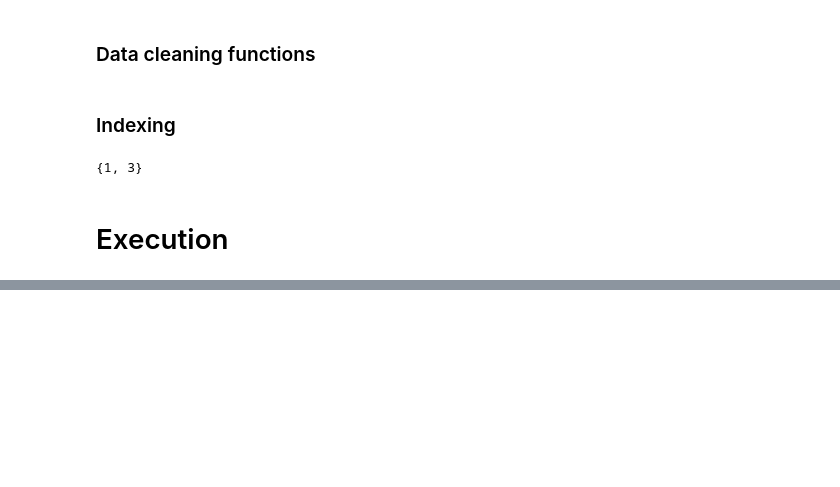
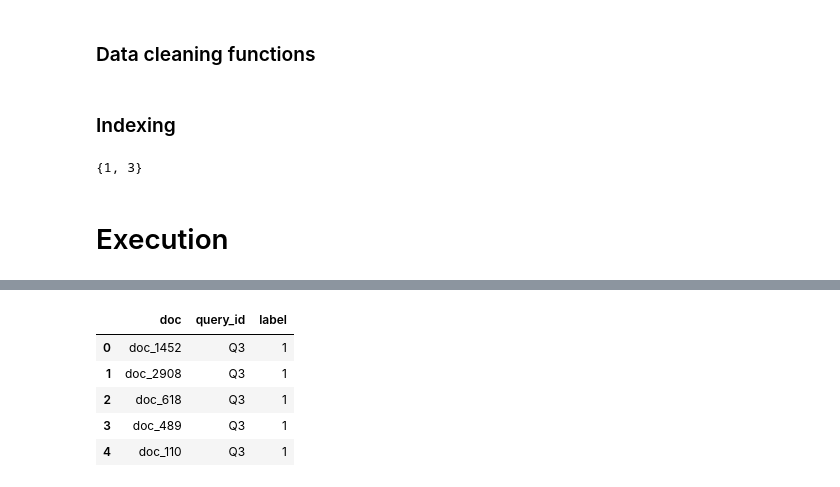
Before and after one commit to gaelribes/IRWA_202324, a Jupyter notebook: PART 2/deliverable_part2.ipynb, the cells around one changed output, grey strips where cells are left out. Drawn from its saved outputs; the diff is of its cells as text; code cells hidden in the pictures; blank space fills up the shorter version.

```diff
--- a/PART 2/deliverable_part2.ipynb
+++ b/PART 2/deliverable_part2.ipynb
@@ -409,3 +376,14 @@ for d_id in docs[:top]:
 
 # Second, inventing two new queries, and assessing ourselves if the top N results given by
 # our algorithm are relevant (1) or not (0), and then computing P@K, R@K, etc.
+# %%
+evaluation_df = pd.read_csv("../data/Evaluation_gt.csv")
+
+evaluation_df.head()
+# %% [output]
+|  | doc | query_id | label |
+| 0 | doc_1452 | Q3 | 1 |
+| 1 | doc_2908 | Q3 | 1 |
+| 2 | doc_618 | Q3 | 1 |
+| 3 | doc_489 | Q3 | 1 |
+| 4 | doc_110 | Q3 | 1 |
```
Also changed, not shown: parts of 9 cells of this notebook.
